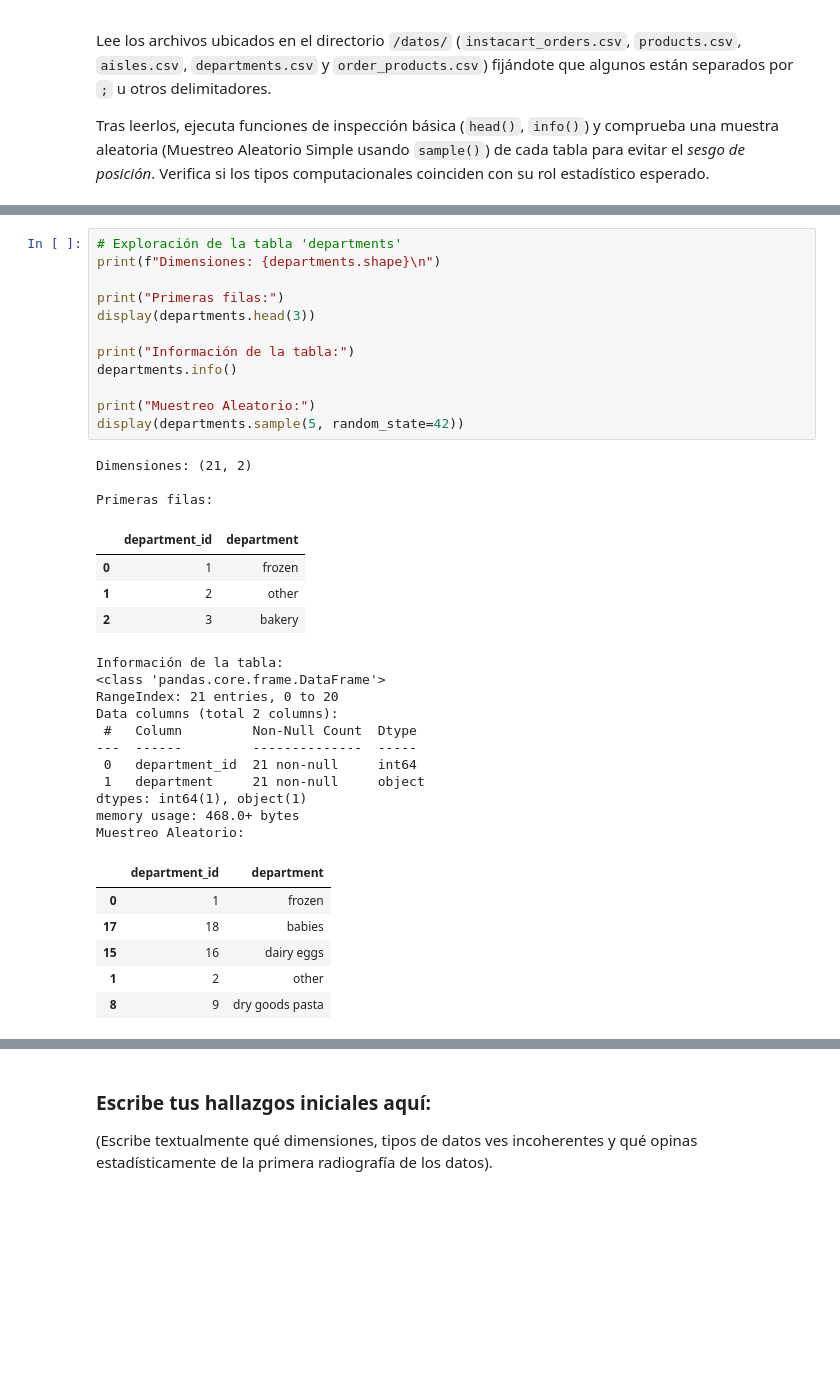
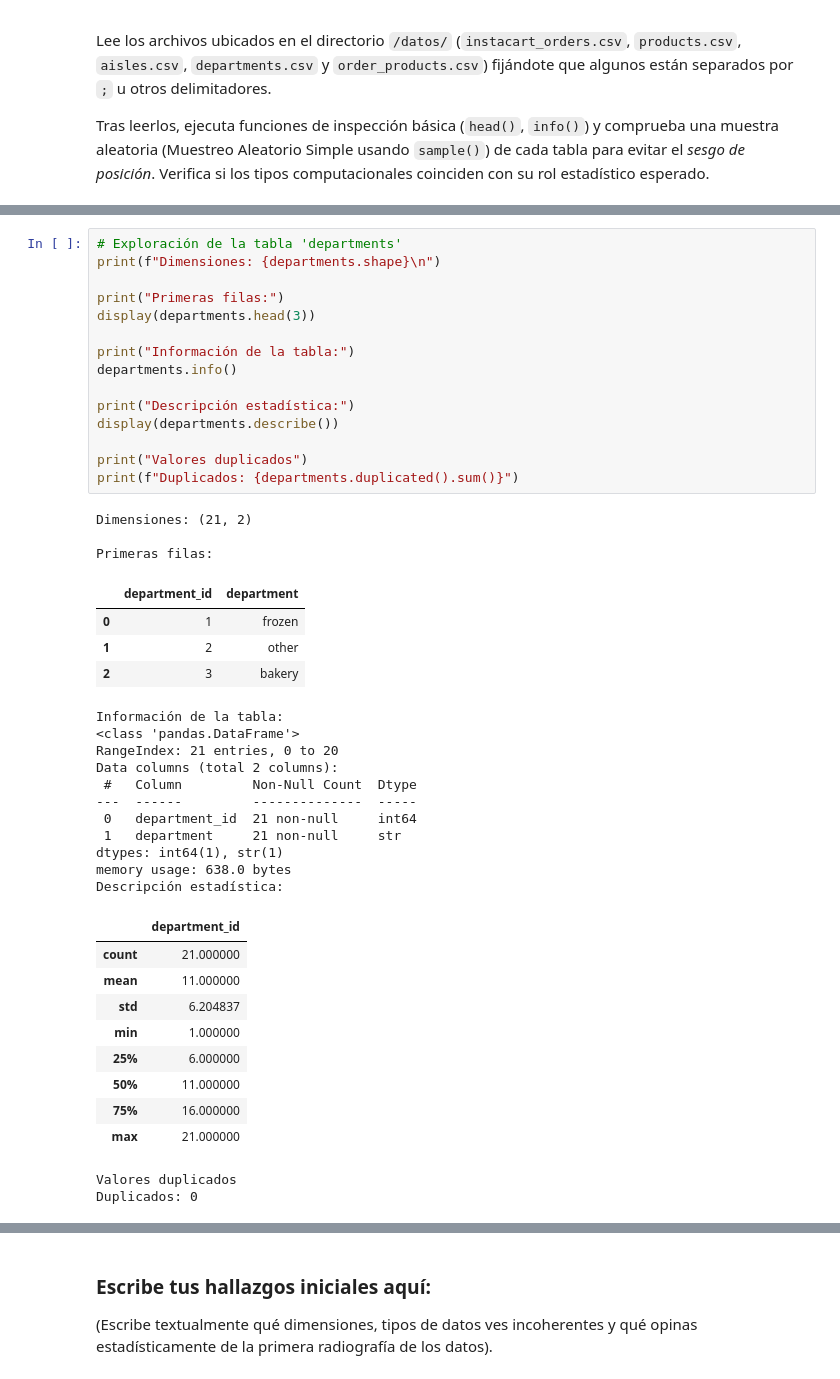
Before and after one commit to mpillapa/workshop-3, a Jupyter notebook: taller_3_Manuel_Pillapa.ipynb, the cells around one changed output, grey strips where cells are left out. Drawn from its saved outputs; the diff is of its cells as text; blank space fills up the shorter version.

```diff
--- a/taller_3_Manuel_Pillapa.ipynb
+++ b/taller_3_Manuel_Pillapa.ipynb
@@ -97,40 +196,48 @@ Muestreo Aleatorio:
 # %%
 # Exploración de la tabla 'departments'
 print(f"Dimensiones: {departments.shape}\n")
 
 print("Primeras filas:")
 display(departments.head(3))
 
 print("Información de la tabla:")
 departments.info()
 
-print("Muestreo Aleatorio:")
-display(departments.sample(5, random_state=42))
+print("Descripción estadística:")
+display(departments.describe())
+
+print("Valores duplicados")
+print(f"Duplicados: {departments.duplicated().sum()}")
 # %% [output]
 Dimensiones: (21, 2)
 
 Primeras filas:
 |  | department_id | department |
 | 0 | 1 | frozen |
 | 1 | 2 | other |
 | 2 | 3 | bakery |
 Información de la tabla:
-<class 'pandas.core.frame.DataFrame'>
+<class 'pandas.DataFrame'>
 RangeIndex: 21 entries, 0 to 20
 Data columns (total 2 columns):
  #   Column         Non-Null Count  Dtype
 ---  ------         --------------  -----
  0   department_id  21 non-null     int64
- 1   department     21 non-null     object
-dtypes: int64(1), object(1)
-memory usage: 468.0+ bytes
-Muestreo Aleatorio:
+ 1   department     21 non-null     str
+dtypes: int64(1), str(1)
+memory usage: 638.0 bytes
+Descripción estadística:
-|  | department_id | department |
-| 0 | 1 | frozen |
-| 17 | 18 | babies |
-| 15 | 16 | dairy eggs |
-| 1 | 2 | other |
-| 8 | 9 | dry goods pasta |
+|  | department_id |
+| count | 21.000000 |
+| mean | 11.000000 |
+| std | 6.204837 |
+| min | 1.000000 |
+| 25% | 6.000000 |
+| 50% | 11.000000 |
+| 75% | 16.000000 |
+| max | 21.000000 |
+Valores duplicados
+Duplicados: 0
 # %%
 # Exploración de la tabla 'order_prods'
 print(f"Dimensiones: {order_prods.shape}\n")
```
Also changed, not shown: parts of 12 cells of this notebook.
